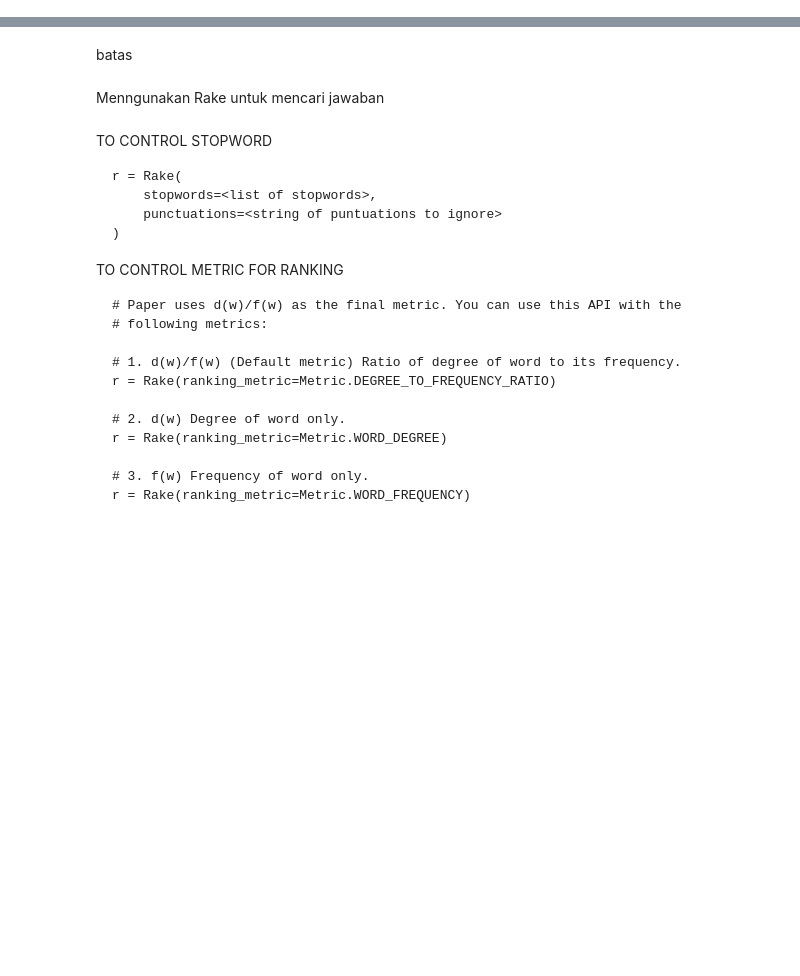
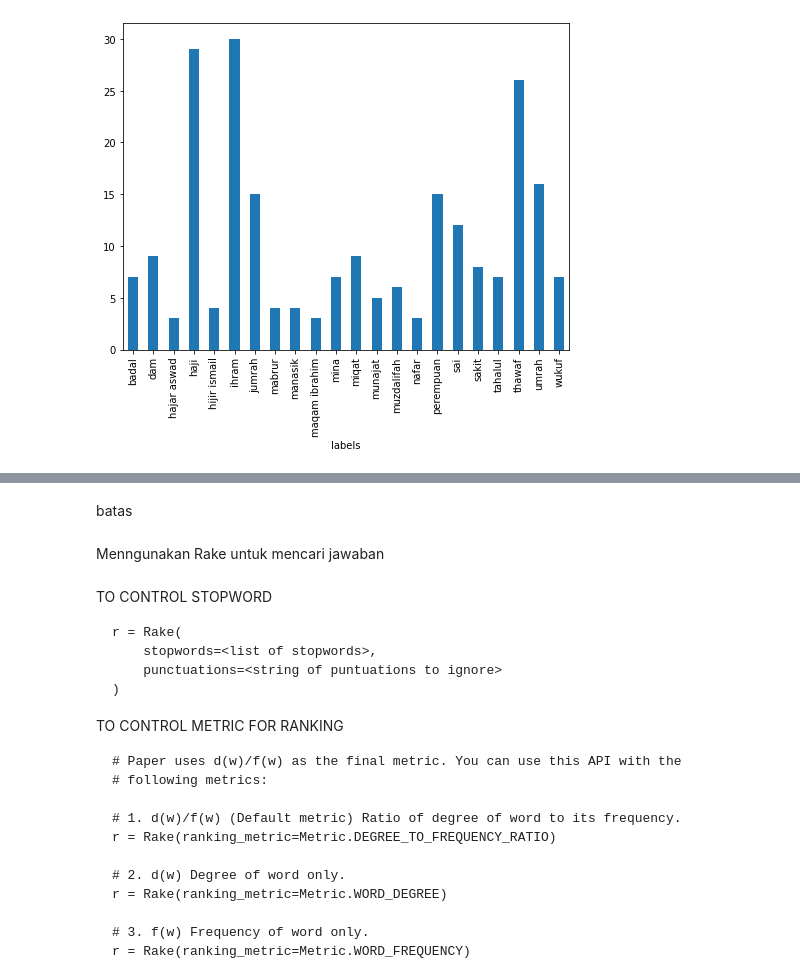
Before and after one commit to mjterrs20/skripsi_cnn, a Jupyter notebook: model.ipynb, the cells around one changed output, grey strips where cells are left out. Cells and saved outputs as stored; diff of their text form; code cells hidden in the pictures; blank space fills up the shorter version.

Commit message:
cnn haji 0.7

```diff
--- a/model.ipynb
+++ b/model.ipynb
@@ -30,7 +30,7 @@ EMBEDDING_DIM = 64 # Dimensions of Glove word vector
 # %%
 import json
 # load data using Python JSON module
-with open('dataset/chatbot_eksyar.json','r') as f:
+with open('dataset/haji_dataset_final.json','r') as f:
     data = json.loads(f.read())
 
 # Normalizing data
@@ -54,3 +75,9 @@ le = LabelEncoder()
 label = df.labels
 labelEncode = le.fit_transform(label)
 y = to_categorical(labelEncode)
+# %%
+fig = plt.figure(figsize=(8,6))
+df.groupby('labels').questions.count().plot.bar(ylim=0)
+plt.show()
+# %% [output]
+[figure, added]
```
Also changed, not shown: parts of 18 cells of this notebook, 3 other files.
